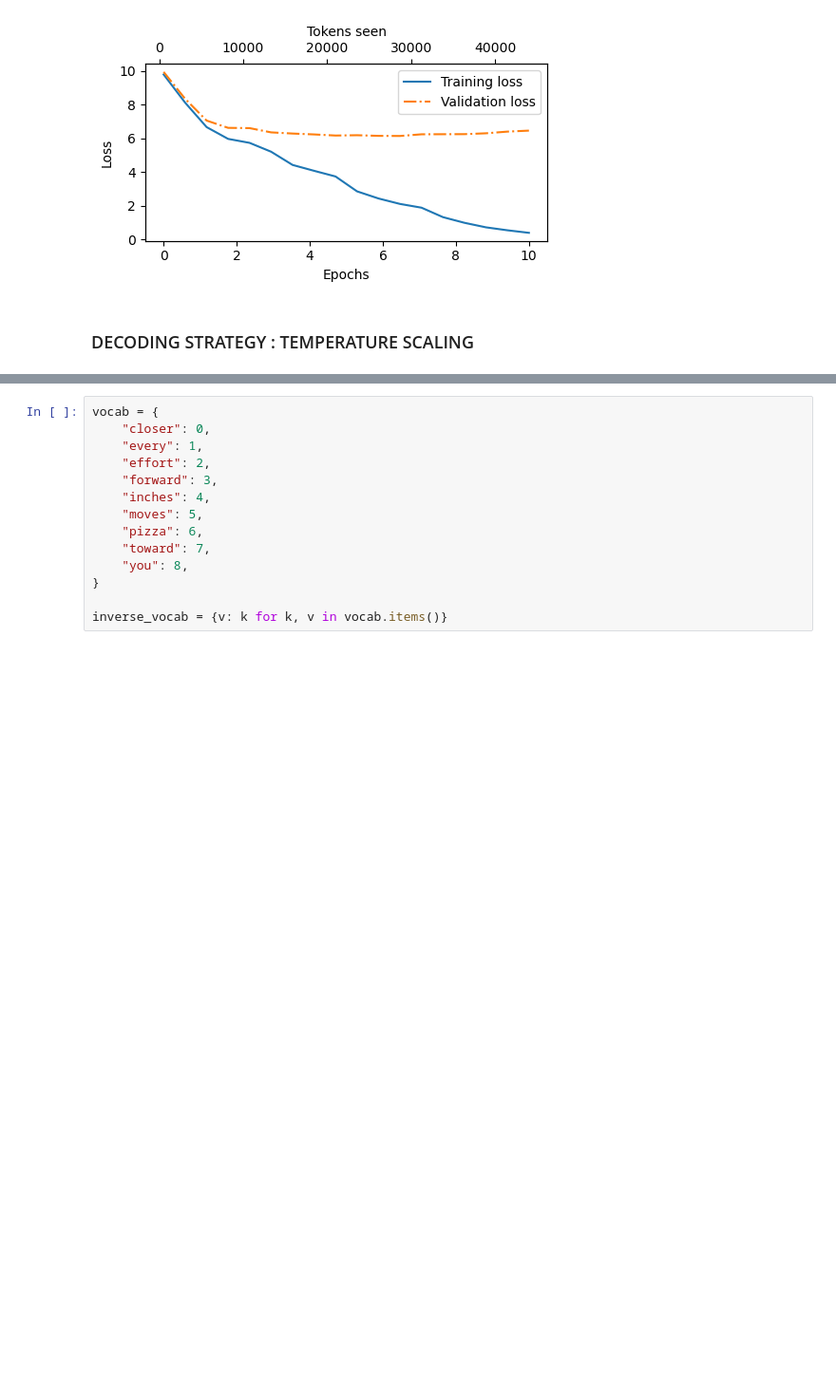
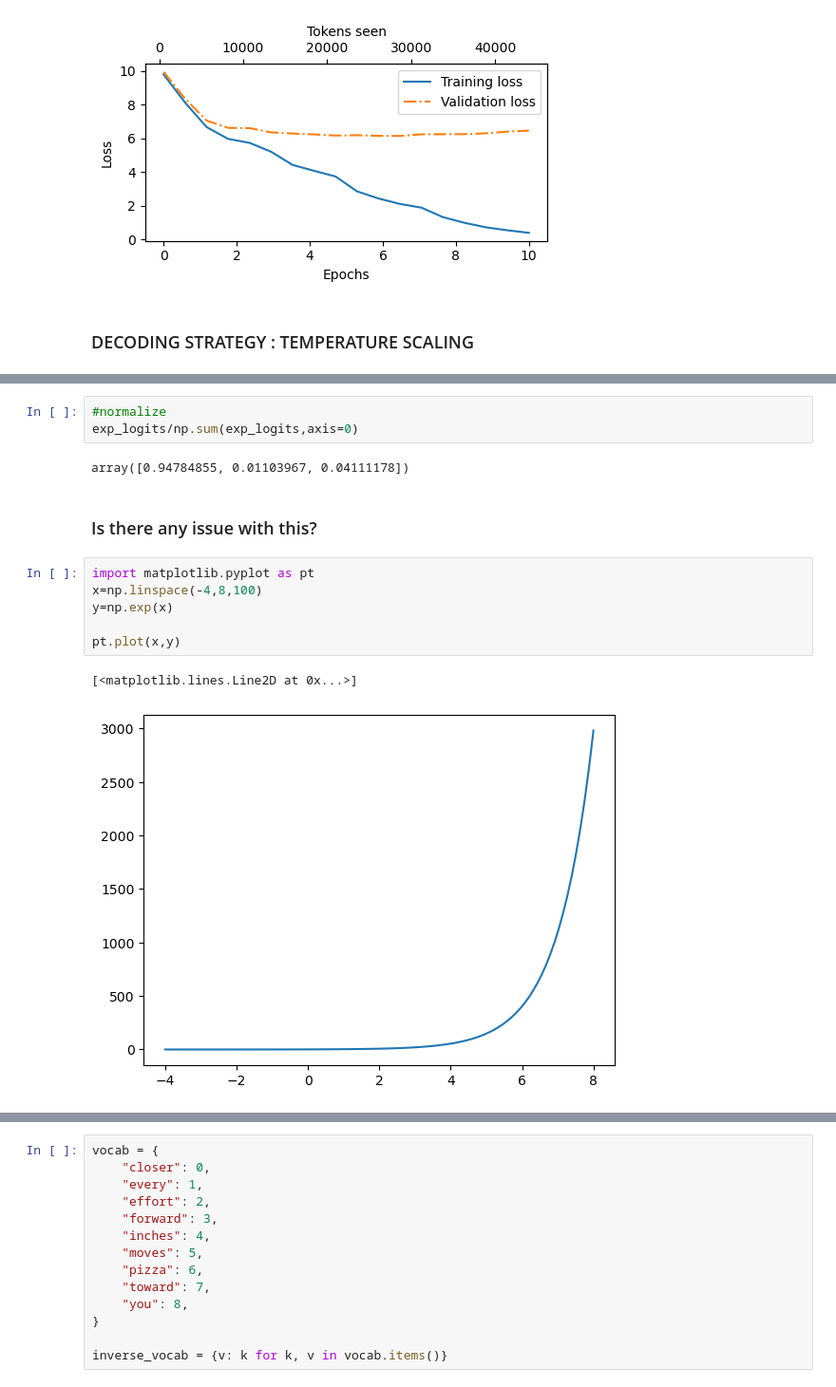
Before and after one commit to SapanSagar/Gen-AI-Tutorial, a Jupyter notebook: llm_architecture.ipynb, the cells around one changed output, grey strips where cells are left out. Shown: that part at 95% size. Saved outputs shown, nothing was run; the diff lists cells and outputs as text; blank space fills up the shorter version.

```diff
--- a/llm_architecture.ipynb
+++ b/llm_architecture.ipynb
@@ -928,0 +944,16 @@ plot_losses(epochs_tensor, tokens_seen, train_losses, val_losses)
+# %%
+#normalize
+exp_logits/np.sum(exp_logits,axis=0)
+# %% [output]
+array([0.94784855, 0.01103967, 0.04111178])
+# %% [markdown]
+### Is there any issue with this?
+# %%
+import matplotlib.pyplot as pt
+x=np.linspace(-4,8,100)
+y=np.exp(x)
+
+pt.plot(x,y)
+# %% [output]
+[<matplotlib.lines.Line2D at 0x...>]
+[figure, added]
```
Also changed, not shown: parts of 9 cells of this notebook, 1 other file.
